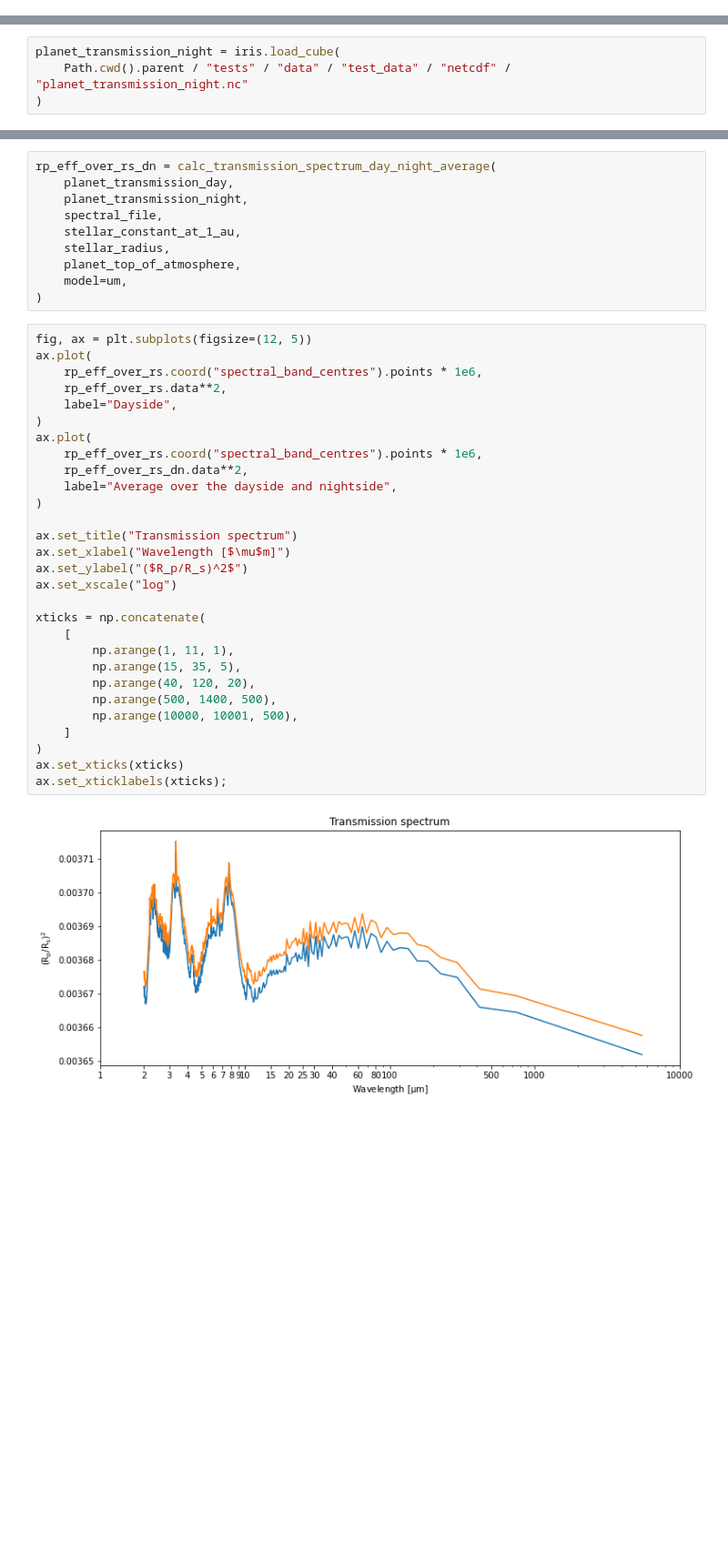
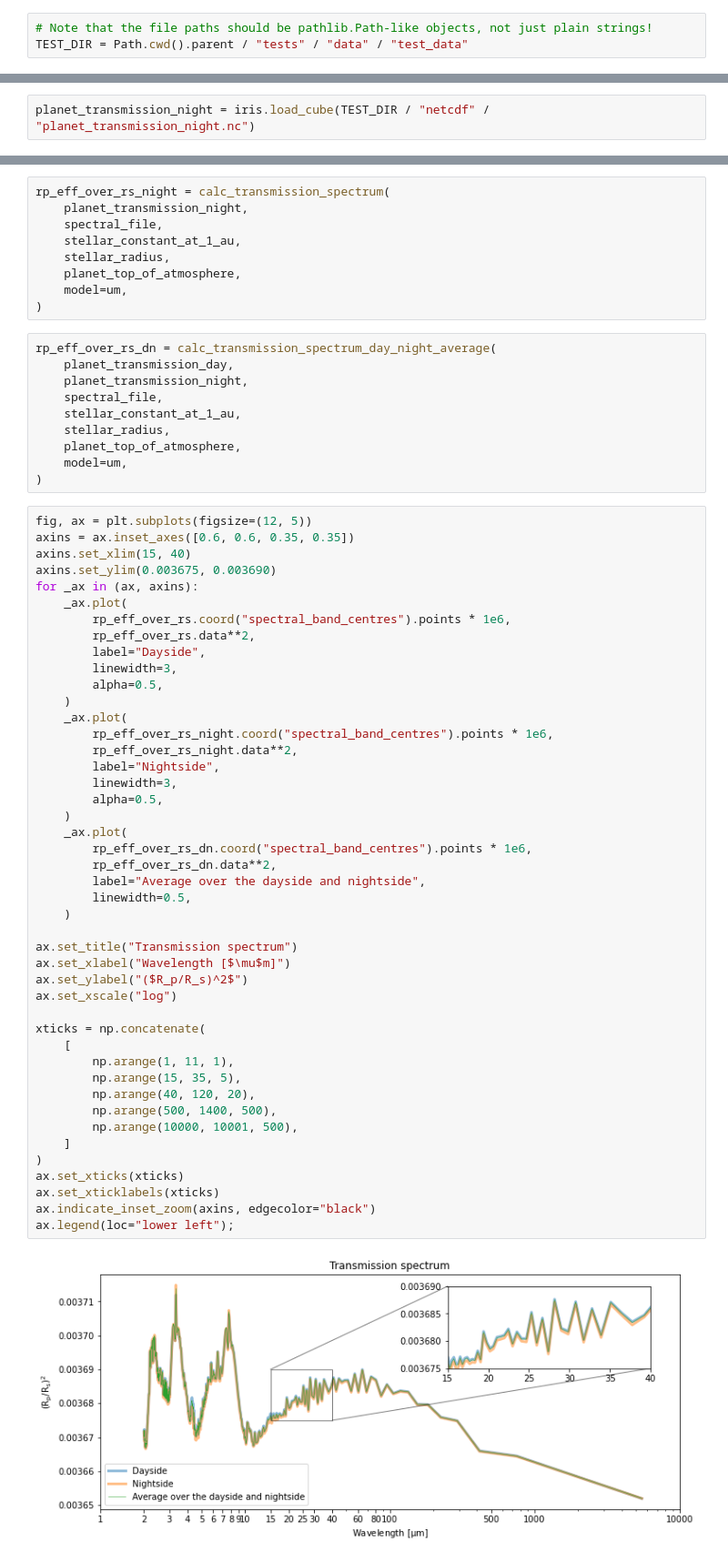
Before and after one commit to exoclim/aeolus, a Jupyter notebook: examples/03_Transmission_Spectrum.ipynb, the cells around one changed output, grey strips where cells are left out. Shown at 91% size. Saved outputs shown, nothing was run; the diff lists cells and outputs as text; blank space fills up the shorter version.

```diff
--- a/examples/03_Transmission_Spectrum.ipynb
+++ b/examples/03_Transmission_Spectrum.ipynb
@@ -48,6 +48,9 @@ from aeolus.synthobs import (
 # %%
 warnings.filterwarnings("ignore", module="iris")
 plt.rcParams["mathtext.default"] = "regular"
+# %%
+# Note that the file paths should be pathlib.Path-like objects, not just plain strings!
+TEST_DIR = Path.cwd().parent / "tests" / "data" / "test_data"
 # %% [markdown]
 2. Provide the required inputs
 # %%
@@ -117,13 +117,20 @@ rp_eff_over_rs = calc_transmission_spectrum(
 # %% [markdown]
 7. Calculate transmission spectrum averaged over the dayside and the nightside
 # %%
-planet_transmission_night = iris.load_cube(
-    Path.cwd().parent / "tests" / "data" / "test_data" / "netcdf" / "planet_transmission_night.nc"
-)
+planet_transmission_night = iris.load_cube(TEST_DIR / "netcdf" / "planet_transmission_night.nc")
 # %%
 qplt.contourf(planet_transmission_night[100, ...]);
 # %% [output]
 [figure]
+# %%
+rp_eff_over_rs_night = calc_transmission_spectrum(
+    planet_transmission_night,
+    spectral_file,
+    stellar_constant_at_1_au,
+    stellar_radius,
+    planet_top_of_atmosphere,
+    model=um,
+)
 # %%
 rp_eff_over_rs_dn = calc_transmission_spectrum_day_night_average(
     planet_transmission_day,
@@ -136,32 +143,48 @@ rp_eff_over_rs_dn = calc_transmission_spectrum_day_night_average(
 )
 # %%
 fig, ax = plt.subplots(figsize=(12, 5))
-ax.plot(
-    rp_eff_over_rs.coord("spectral_band_centres").points * 1e6,
-    rp_eff_over_rs.data**2,
-    label="Dayside",
-)
-ax.plot(
-    rp_eff_over_rs.coord("spectral_band_centres").points * 1e6,
-    rp_eff_over_rs_dn.data**2,
-    label="Average over the dayside and nightside",
-)
+axins = ax.inset_axes([0.6, 0.6, 0.35, 0.35])
+axins.set_xlim(15, 40)
+axins.set_ylim(0.003675, 0.003690)
+for _ax in (ax, axins):
+    _ax.plot(
+        rp_eff_over_rs.coord("spectral_band_centres").points * 1e6,
+        rp_eff_over_rs.data**2,
+        label="Dayside",
+        linewidth=3,
+        alpha=0.5,
+    )
+    _ax.plot(
+        rp_eff_over_rs_night.coord("spectral_band_centres").points * 1e6,
+        rp_eff_over_rs_night.data**2,
+        label="Nightside",
+        linewidth=3,
+        alpha=0.5,
+    )
+    _ax.plot(
+        rp_eff_over_rs_dn.coord("spectral_band_centres").points * 1e6,
+        rp_eff_over_rs_dn.data**2,
+        label="Average over the dayside and nightside",
+        linewidth=0.5,
+    )
 
 ax.set_title("Transmission spectrum")
 ax.set_xlabel("Wavelength [$\mu$m]")
 ax.set_ylabel("($R_p/R_s)^2$")
 ax.set_xscale("log")
 
 xticks = np.concatenate(
     [
         np.arange(1, 11, 1),
         np.arange(15, 35, 5),
         np.arange(40, 120, 20),
         np.arange(500, 1400, 500),
         np.arange(10000, 10001, 500),
     ]
 )
 ax.set_xticks(xticks)
-ax.set_xticklabels(xticks);
+ax.set_xticklabels(xticks)
+ax.indicate_inset_zoom(axins, edgecolor="black")
+ax.legend(loc="lower left");
 # %% [output]
-[figure, old version]
+[figure, new version]
```
Also changed, not shown: parts of 1 cell of this notebook, 1 other file.
